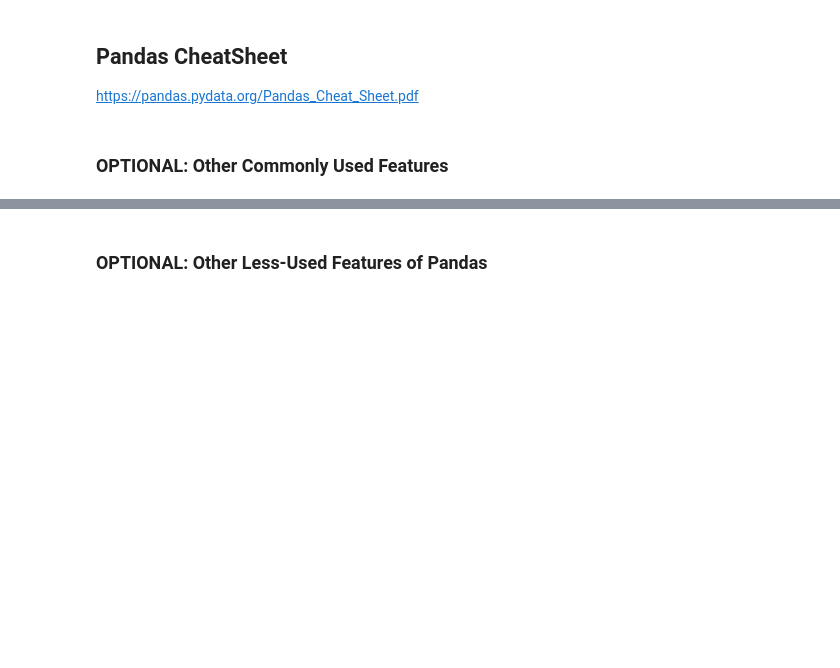
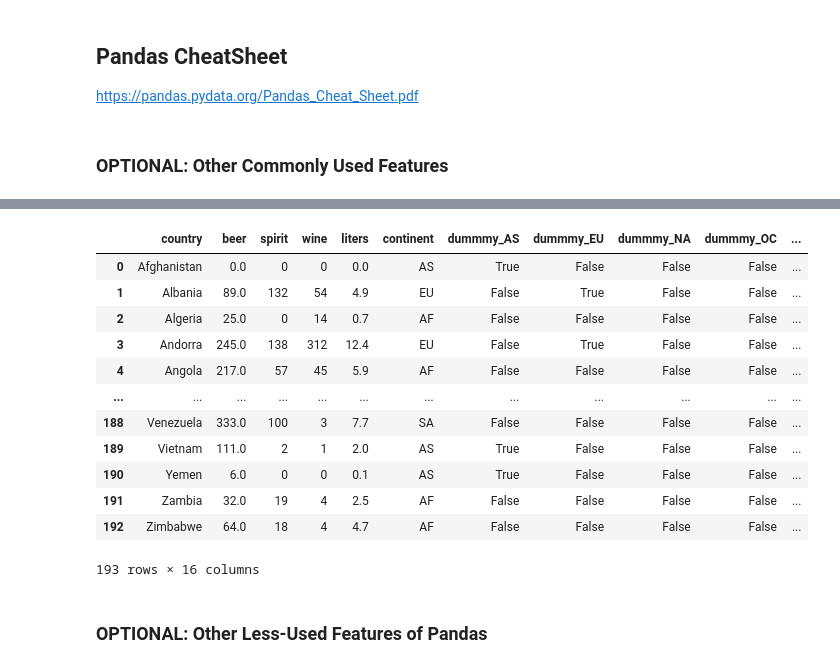
Before and after one commit to atulparashar27/GenAI, a Jupyter notebook: Exercises/2_Data_Manipulation.ipynb, the cells around one changed output, grey strips where cells are left out. Saved outputs shown, nothing was run; the diff lists cells and outputs as text; code cells hidden in the pictures; blank space fills up the shorter version.

```diff
--- a/Exercises/2_Data_Manipulation.ipynb
+++ b/Exercises/2_Data_Manipulation.ipynb
@@ -1487,3 +1730,8 @@ drinks['beer'] = drinks.beer.astype('float')
 # %%
 # Create dummy variables for "continent" and exclude first dummy column.
-continent_dummies = pd.get_dummies(drinks.continent, prefix='cont').iloc[:, 1:]
+drinks
+
+continent_dummies = pd.get_dummies(drinks[['continent']], prefix='dummmy').iloc[:, 1:]
+
+continent_dummies
+# drinks
@@ -1490,6 +1752,21 @@ continent_dummies = pd.get_dummies(drinks.continent, prefix='cont').iloc[:, 1:]
 # %%
 # Concatenate two DataFrames (axis=0 for rows, axis=1 for columns).
 drinks = pd.concat([drinks, continent_dummies], axis=1)
+drinks
+# %% [output]
+|  | country | beer | spirit | wine | liters | continent | dummmy_AS | dummmy_EU | dummmy_NA | dummmy_OC | ... |
+| 0 | Afghanistan | 0.0 | 0 | 0 | 0.0 | AS | True | False | False | False | ... |
+| 1 | Albania | 89.0 | 132 | 54 | 4.9 | EU | False | True | False | False | ... |
+| 2 | Algeria | 25.0 | 0 | 14 | 0.7 | AF | False | False | False | False | ... |
+| 3 | Andorra | 245.0 | 138 | 312 | 12.4 | EU | False | True | False | False | ... |
+| 4 | Angola | 217.0 | 57 | 45 | 5.9 | AF | False | False | False | False | ... |
+| ... | ... | ... | ... | ... | ... | ... | ... | ... | ... | ... | ... |
+| 188 | Venezuela | 333.0 | 100 | 3 | 7.7 | SA | False | False | False | False | ... |
+| 189 | Vietnam | 111.0 | 2 | 1 | 2.0 | AS | True | False | False | False | ... |
+| 190 | Yemen | 6.0 | 0 | 0 | 0.1 | AS | True | False | False | False | ... |
+| 191 | Zambia | 32.0 | 19 | 4 | 2.5 | AF | False | False | False | False | ... |
+| 192 | Zimbabwe | 64.0 | 18 | 4 | 4.7 | AF | False | False | False | False | ... |
+193 rows × 16 columns
 # %% [markdown]
 <a id="uncommon-features"></a>
 ### OPTIONAL: Other Less-Used Features of Pandas
```
Also changed, not shown: parts of 42 cells of this notebook.
